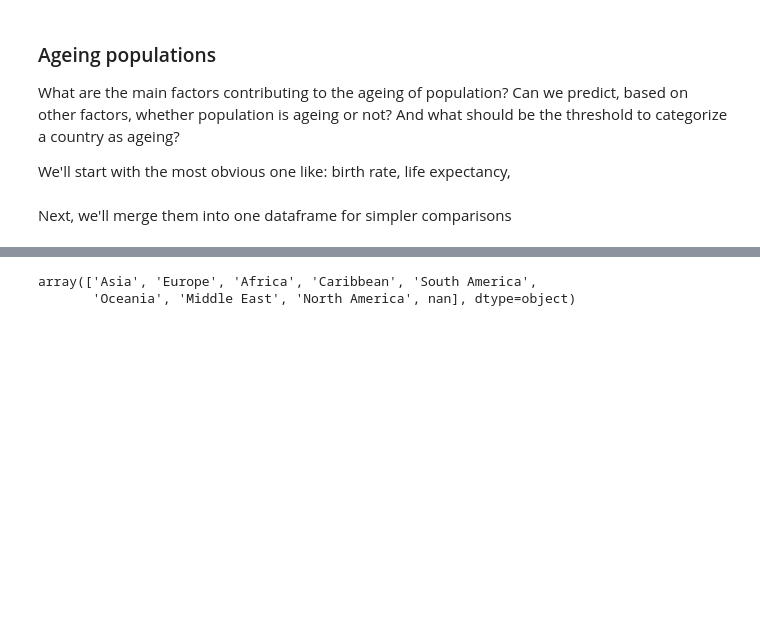
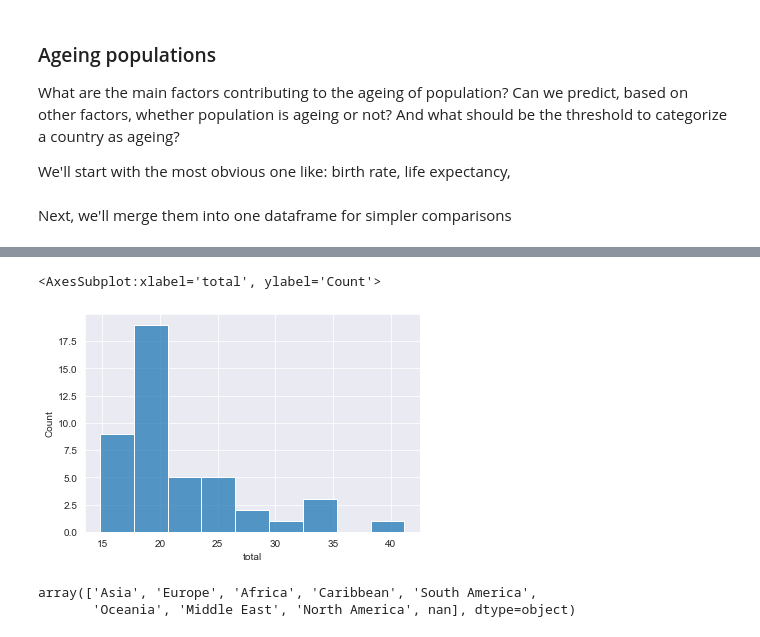
Before and after one commit to farqlia/WorldCountriesProject, a Jupyter notebook: notebooks/Aging Population Classification.ipynb, the cells around one changed output, grey strips where cells are left out. Saved outputs shown, nothing was run; the diff lists cells and outputs as text; code cells hidden in the pictures; blank space fills up the shorter version.

```diff
--- a/notebooks/Aging Population Classification.ipynb
+++ b/notebooks/Aging Population Classification.ipynb
@@ -220,3 +227,8 @@ food_insecurity_encoded
+# %%
+sns.histplot(data=median_age.loc[food_insecurity_encoded.category > 0, 'total'])
+# %% [output]
+<AxesSubplot:xlabel='total', ylabel='Count'>
+[figure, added]
 # %%
 location.location.unique()
 # %% [output]
```
Also changed, not shown: parts of 9 cells of this notebook, 1 other file.
